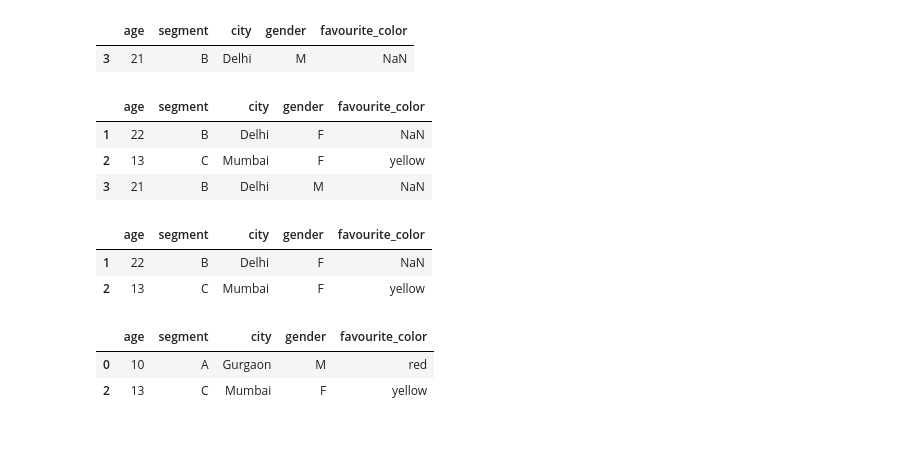
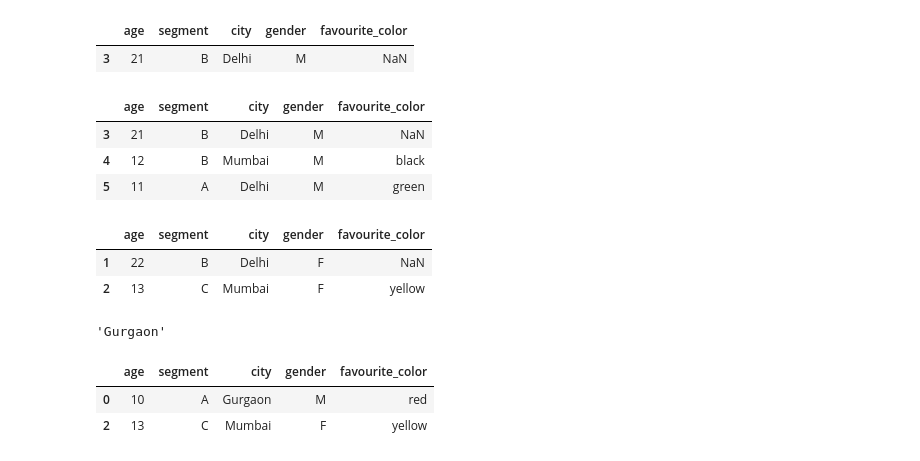
Before and after one commit to neoscreenager/DataScienceCourseNotebooks, a Jupyter notebook: Data Science with Python/Pandas_session.ipynb, the cells around one changed output. Cells and saved outputs as stored; diff of their text form; code cells hidden in the pictures.

```diff
--- a/Data Science with Python/Pandas_session.ipynb
+++ b/Data Science with Python/Pandas_session.ipynb
@@ -126,18 +145,22 @@ data.loc[(data.age >= 21) & (data.gender == 'M')]
 # %%
 #Select a range of rows using loc
 #slice
-data.loc[1:3]
+data.loc[3:5]
 # %% [output]
 |  | age | segment | city | gender | favourite_color |
-| 1 | 22 | B | Delhi | F | NaN |
-| 2 | 13 | C | Mumbai | F | yellow |
 | 3 | 21 | B | Delhi | M | NaN |
+| 4 | 12 | B | Mumbai | M | black |
+| 5 | 11 | A | Delhi | M | green |
 # %%
 data[1:3]  # No loc mentioned
 # %% [output]
 |  | age | segment | city | gender | favourite_color |
 | 1 | 22 | B | Delhi | F | NaN |
 | 2 | 13 | C | Mumbai | F | yellow |
+# %%
+data.iloc[0,2] # value on row index 0 and column with index 2
+# %% [output]
+'Gurgaon'
 # %%
 #Select rows with indices using iloc
 # select rows with indexes
```
Also changed, not shown: parts of 2 cells of this notebook, 4 other files.
